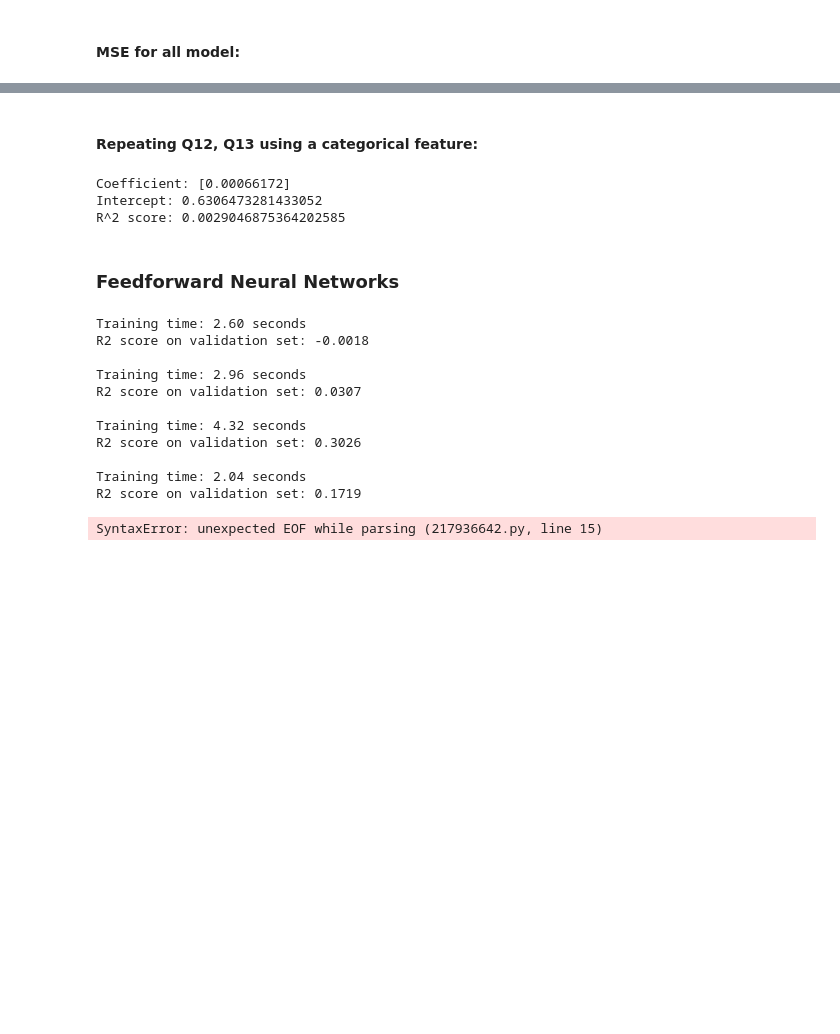
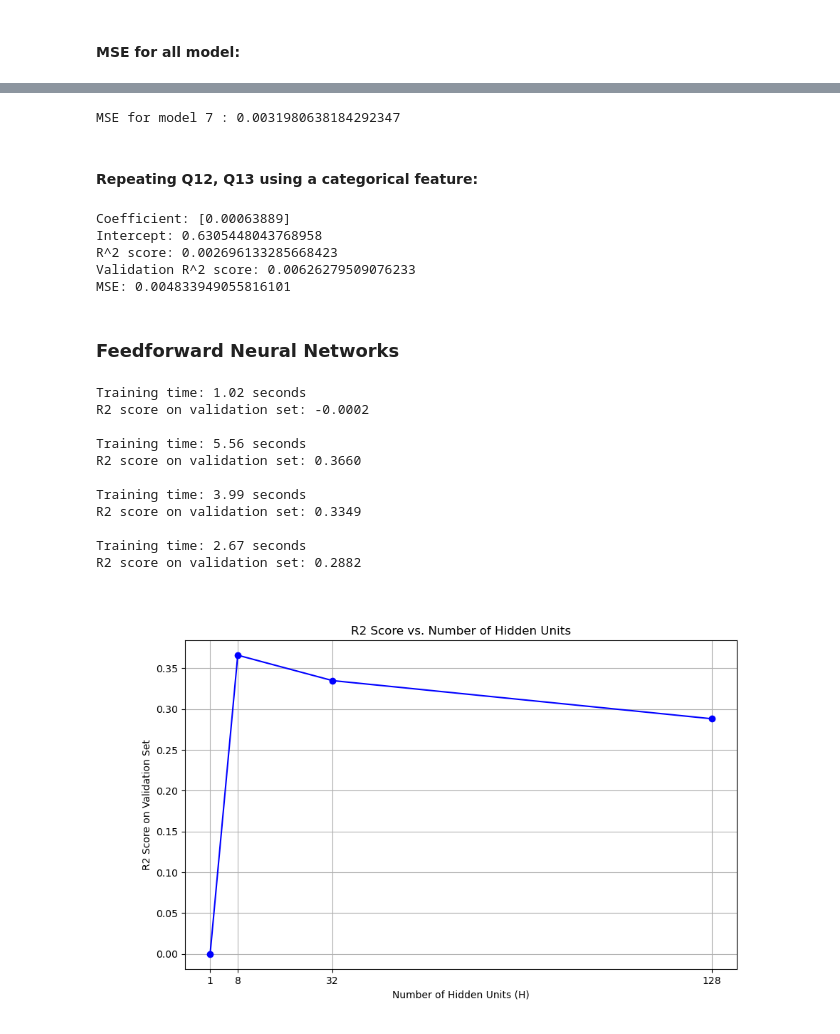
Before and after one commit to MelchizedekM/COMP4211, a Jupyter notebook: pa1.ipynb, the cells around one changed output, grey strips where cells are left out. Drawn from its saved outputs; the diff is of its cells as text; code cells hidden in the pictures; blank space fills up the shorter version.

```diff
--- a/pa1.ipynb
+++ b/pa1.ipynb
@@ -31,7 +32,7 @@ test = pd.read_csv('./data/test.csv')
 # %% [markdown]
 #### Tuning Variables:
 # %%
-running_index = 1 # -1 for tuning and testing, please RESET to -1 after running
+running_index = 6 # -1 for tuning and testing, please RESET to -1 after running
 
 n_index = 0
 c_index = 0
@@ -529,11 +417,16 @@ MSE for model 2 : 0.004874718247779077
+# %%
+# compute all MSE for all models and save it
+mse_pred(running_index)
+# %% [output]
+MSE for model 7 : 0.0031980638184292347
 # %% [markdown]
 #### Repeating Q12, Q13 using a categorical feature:
 # %%
 # use a categorical feature to regress the regression target linearly
 if running_index == 7:
-    X_train, X_test, y_train, y_test = train_test_split(imputer.fit_transform(train_c), train_labels['regression target'], test_size=0.2, random_state=running_index)
+    using_index = 1
 
-    using_index = 1
+    X_train, X_test, y_train, y_test = train_test_split(imputer.fit_transform(train_c), train_labels['regression target'], test_size=0.2, random_state=4211)
 
     x = X_train[:,using_index]
     x = x.reshape(-1, 1)
@@ -545,33 +438,37 @@ if running_index == 7:
     print("Intercept:", regressor.intercept_)
     print("R^2 score:", regressor.score(x, y))
 
+    X_test = X_test[:,using_index].reshape(-1, 1)
+    y_pred = lm_8.predict(X_test)
+    y_test = y_test.values
+
+    print("Validation R^2 score:", r2_score(y_test, y_pred))
+
+    mse = np.mean((y_pred - y_test) ** 2)
+    print("MSE for model", running_index+1, ":", mse)
+
     if not os.path.exists('./result/regression'):
         os.makedirs('./result/regression')
     with open('./result/regression/model8.txt', 'w') as f:
         f.write("Coefficient: " + str(regressor.coef_) + "\n")
         f.write("Intercept: " + str(regressor.intercept_) + "\n")
         f.write("R^2 score: " + str(regressor.score(x, y)) + "\n")
+        f.write("Validation R^2 score: " + str(r2_score(y_test, y_pred)) + "\n")
+        f.write("MSE: " + str(mse) + "\n")
     with open('./result/regression/model8.pkl', 'wb') as f:
         pickle.dump(lm_8, f)
+
+
 else:
     # print the result from the saved model
     with open('./result/regression/model8.txt', 'r') as f:
         print(f.read())
-
-# compute all MSE for all models and save it
-if running_index == 7:
-    with open('./result/regression/model8.pkl', 'rb') as f:
-        lm = pickle.load(f)
-        y_pred = lm.predict(X_test[:,using_index].reshape(-1, 1))
-
-    mse = np.mean((y_pred - y_test.values) ** 2)
-    print("MSE for model", running_index+1, ":", mse)
-    with open('./result/regression/mse.txt', 'a') as f:
-        f.write("MSE for model " + str(running_index+1) + ": " + str(mse) + "\n")
 # %% [output]
-Coefficient: [0.00066172]
-Intercept: 0.6306473281433052
-R^2 score: 0.0029046875364202585
+Coefficient: [0.00063889]
+Intercept: 0.6305448043768958
+R^2 score: 0.002696133285668423
+Validation R^2 score: 0.00626279509076233
+MSE: 0.004833949055816101
 # %% [markdown]
 ### Feedforward Neural Networks
 # %%
@@ -583,12 +480,12 @@ if running_index == 8:
 
     for h in hidden_units:
         start_time = time.time()
-        model = MLPRegressor(hidden_layer_sizes=(h, h, h), early_stopping=True, random_state=4211)
-        model.fit(X_train[:, [0,1,2,3,4,9]], y_train)
+        model = MLPRegressor(hidden_layer_sizes=(h, h, h), early_stopping=True, random_state=5411,max_iter=500)
+        model.fit(X_train[:,[0,1,3,4,5,9]], y_train)
         training_time = time.time() - start_time
         training_times.append(training_time)
 
-        y_pred = model.predict(X_test[:, [0,1,2,3,4,9]])
+        y_pred = model.predict(X_test[:,[0,1,3,4,5,9]])
         score = r2_score(y_test, y_pred)
         r2_scores.append(score)
 
@@ -608,32 +505,31 @@ else:
         with open(f'./result/regression/model9_H{h}.txt', 'r') as f:
             print(f.read())
 # %% [output]
-Training time: 2.60 seconds
-R2 score on validation set: -0.0018
+Training time: 1.02 seconds
+R2 score on validation set: -0.0002
 
-Training time: 2.96 seconds
-R2 score on validation set: 0.0307
+Training time: 5.56 seconds
+R2 score on validation set: 0.3660
 
-Training time: 4.32 seconds
-R2 score on validation set: 0.3026
+Training time: 3.99 seconds
+R2 score on validation set: 0.3349
 
-Training time: 2.04 seconds
-R2 score on validation set: 0.1719
+Training time: 2.67 seconds
+R2 score on validation set: 0.2882
 # %%
 if running_index == 8:
     plt.figure(figsize=(10, 6))
     plt.plot(hidden_units, r2_scores, marker='o', linestyle='-', color='b')
     plt.title('R2 Score vs. Number of Hidden Units')
     plt.xlabel('Number of Hidden Units (H)')
     plt.ylabel('R2 Score on Validation Set')
     plt.grid(True)
     plt.xticks(hidden_units)
+    plt.savefig('./pic/R2_Score_vs_Hidden_Units.png')
     plt.show()
-    plt.savefig('./pic/R2_Score_vs_Hidden_Units.png')
 
 else:
-    #mage_path =  './pic/R2_Score_vs_Hidden_Units.png'
-    #img = Image.open(image_path)
-    #img.show()
+    image_path = './pic/R2_Score_vs_Hidden_Units.png'
+    display(Image(filename=image_path))
 # %% [output]
-SyntaxError: unexpected EOF while parsing (217936642.py, line 15)
+[figure, added]
```
Also changed, not shown: parts of 18 cells of this notebook, 1 other file.
